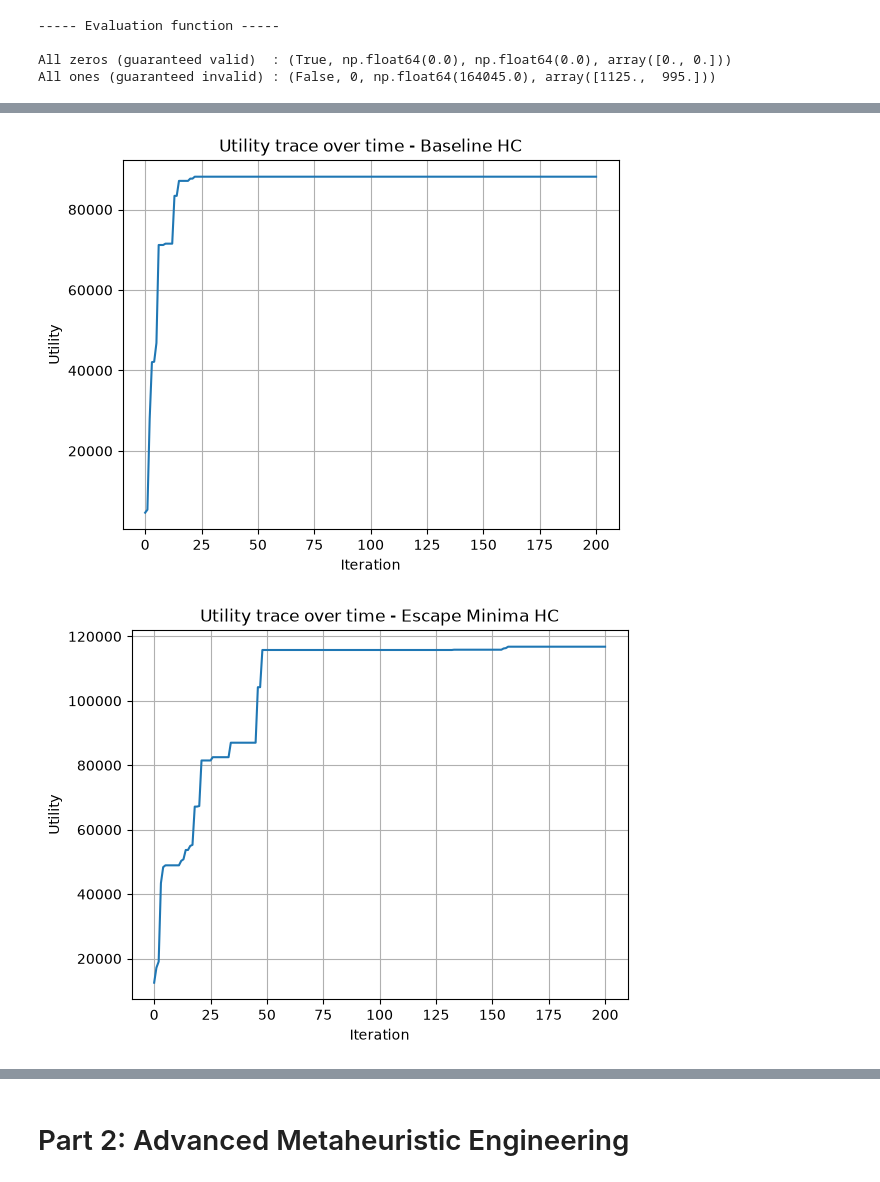
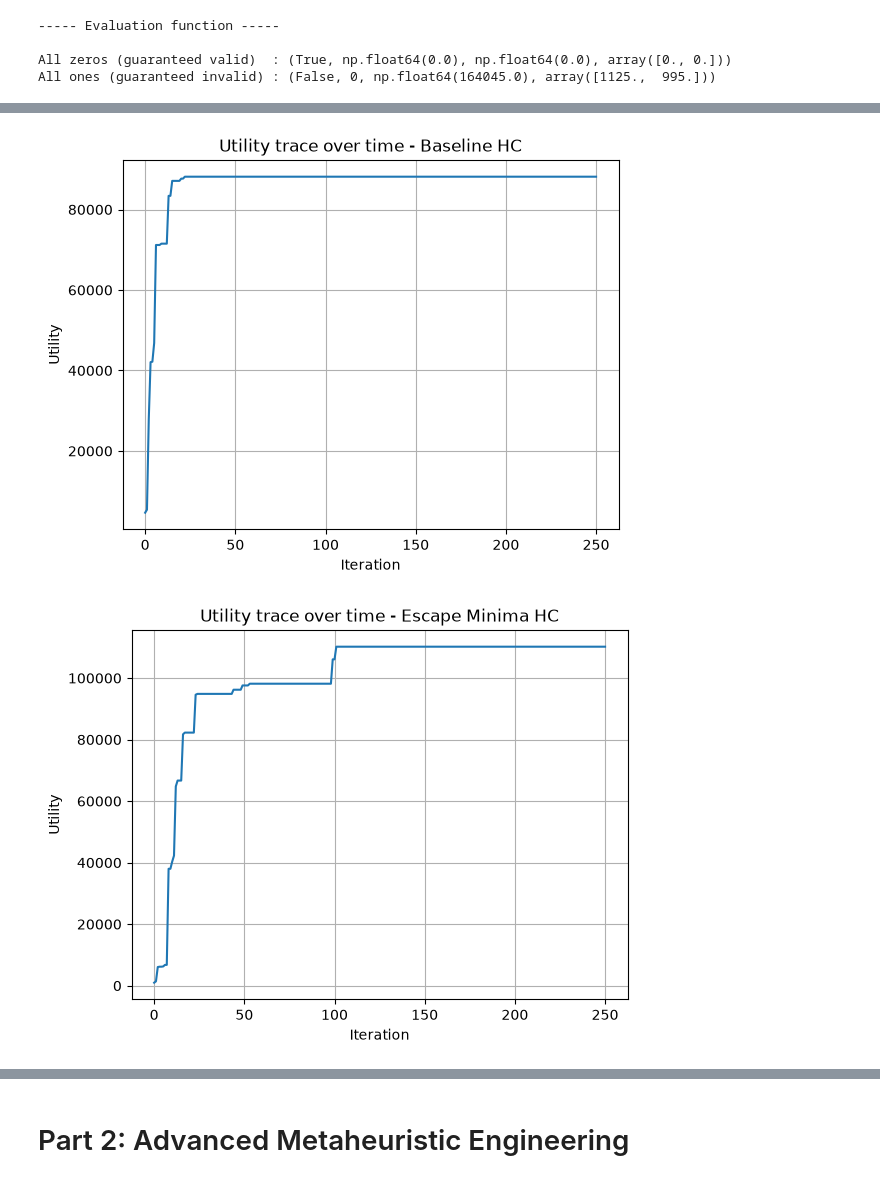
Before and after one commit to AyOhEe/CSCU9YE-Assignment, a Jupyter notebook: 3423815.ipynb, the cells around one changed output, grey strips where cells are left out. Saved outputs shown, nothing was run; the diff lists cells and outputs as text; code cells hidden in the pictures.

Commit message:
Graph formatting changes

```diff
--- a/3423815.ipynb
+++ b/3423815.ipynb
@@ -133,29 +133,32 @@ def hill_climb_escape_minima(workload, n):
 # %%
 import matplotlib
 import matplotlib.pyplot as plt
 %matplotlib inline
 
 np.random.seed(42)
 
-traces_base = [hill_climb_base(workload_28, 200)[2] for _ in range(1000)]
-traces_minim = [hill_climb_escape_minima(workload_28, 200)[2] for _ in range(1000)]
+PART_1_RUNS = 1000
+PART_1_ITERATIONS = 250
+
+traces_base = [hill_climb_base(workload_28, PART_1_ITERATIONS)[2] for _ in range(PART_1_RUNS)]
+traces_minim = [hill_climb_escape_minima(workload_28, PART_1_ITERATIONS)[2] for _ in range(PART_1_RUNS)]
 
 plt.plot(traces_base[0])
 plt.xlabel("Iteration")
 plt.ylabel("Utility")
 plt.title("Utility trace over time - Baseline HC")
 plt.grid(True)
 plt.show()
 
 plt.plot(traces_minim[0])
 plt.xlabel("Iteration")
 plt.ylabel("Utility")
 plt.title("Utility trace over time - Escape Minima HC")
 plt.grid(True)
 plt.show()
 # %% [output]
-[figure, old version]
+[figure, new version]
-[figure, old version]
+[figure, new version]
 # %%
 %matplotlib inline
 
```
Also changed, not shown: parts of 4 cells of this notebook.
